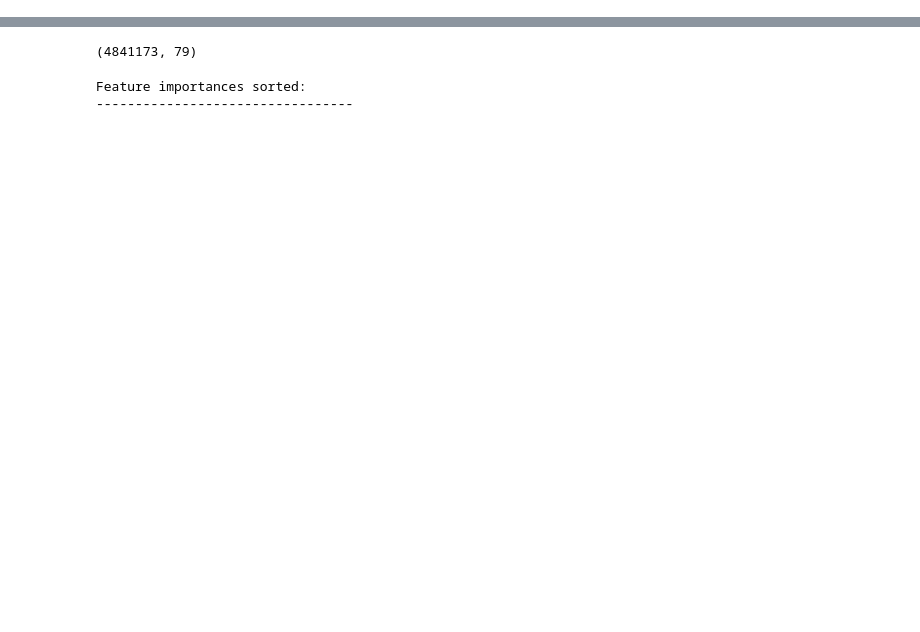
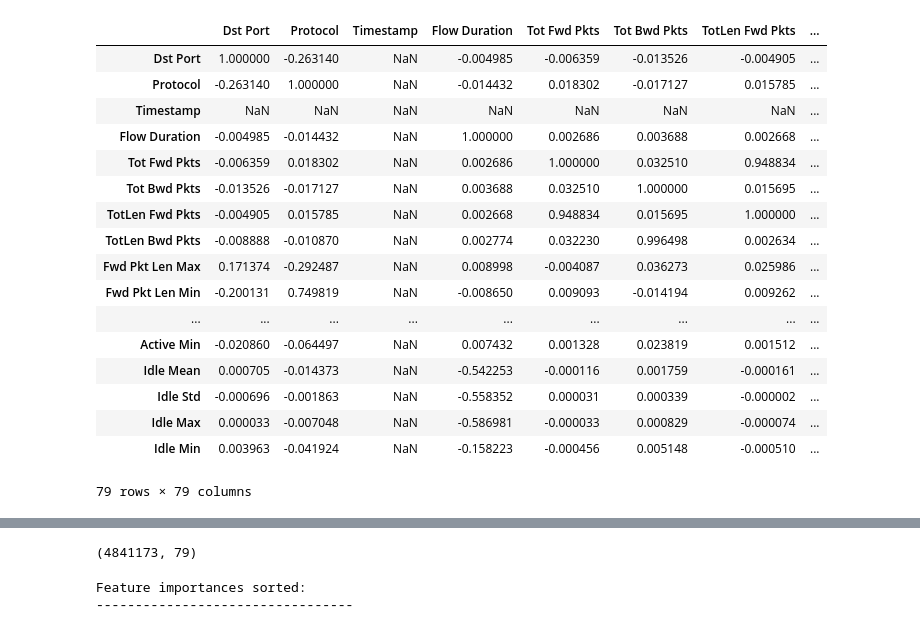
Before and after one commit to r-delgadillo/intrustion-detection-system, a Jupyter notebook: Amigos/Experiments/Original/adaBoost.ipynb, the cells around one changed output, grey strips where cells are left out. Saved outputs shown, nothing was run; the diff lists cells and outputs as text; code cells hidden in the pictures; blank space fills up the shorter version.

```diff
--- a/Amigos/Experiments/Original/adaBoost.ipynb
+++ b/Amigos/Experiments/Original/adaBoost.ipynb
@@ -29,6 +29,27 @@ X_train = pd.read_pickle(f'{data_root_dir}\X_train.pkl')
 X_test = pd.read_pickle(f'{data_root_dir}\X_test.pkl')
 y_test = pd.read_pickle(f'{data_root_dir}\y_test.pkl')
 y_train = pd.read_pickle(f'{data_root_dir}\y_train.pkl')
+# %%
+X_train.corr()
+# %% [output]
+|  | Dst Port | Protocol | Timestamp | Flow Duration | Tot Fwd Pkts | Tot Bwd Pkts | TotLen Fwd Pkts | ... |
+| Dst Port | 1.000000 | -0.263140 | NaN | -0.004985 | -0.006359 | -0.013526 | -0.004905 | ... |
+| Protocol | -0.263140 | 1.000000 | NaN | -0.014432 | 0.018302 | -0.017127 | 0.015785 | ... |
+| Timestamp | NaN | NaN | NaN | NaN | NaN | NaN | NaN | ... |
+| Flow Duration | -0.004985 | -0.014432 | NaN | 1.000000 | 0.002686 | 0.003688 | 0.002668 | ... |
+| Tot Fwd Pkts | -0.006359 | 0.018302 | NaN | 0.002686 | 1.000000 | 0.032510 | 0.948834 | ... |
+| Tot Bwd Pkts | -0.013526 | -0.017127 | NaN | 0.003688 | 0.032510 | 1.000000 | 0.015695 | ... |
+| TotLen Fwd Pkts | -0.004905 | 0.015785 | NaN | 0.002668 | 0.948834 | 0.015695 | 1.000000 | ... |
+| TotLen Bwd Pkts | -0.008888 | -0.010870 | NaN | 0.002774 | 0.032230 | 0.996498 | 0.002634 | ... |
+| Fwd Pkt Len Max | 0.171374 | -0.292487 | NaN | 0.008998 | -0.004087 | 0.036273 | 0.025986 | ... |
+| Fwd Pkt Len Min | -0.200131 | 0.749819 | NaN | -0.008650 | 0.009093 | -0.014194 | 0.009262 | ... |
+| ... | ... | ... | ... | ... | ... | ... | ... | ... |
+| Active Min | -0.020860 | -0.064497 | NaN | 0.007432 | 0.001328 | 0.023819 | 0.001512 | ... |
+| Idle Mean | 0.000705 | -0.014373 | NaN | -0.542253 | -0.000116 | 0.001759 | -0.000161 | ... |
+| Idle Std | -0.000696 | -0.001863 | NaN | -0.558352 | 0.000031 | 0.000339 | -0.000002 | ... |
+| Idle Max | 0.000033 | -0.007048 | NaN | -0.586981 | -0.000033 | 0.000829 | -0.000074 | ... |
+| Idle Min | 0.003963 | -0.041924 | NaN | -0.158223 | -0.000456 | 0.005148 | -0.000510 | ... |
+79 rows × 79 columns
 # %%
 # Timer to see how long it takes to test the algorithm
 startTime = time.perf_counter()
```
Also changed, not shown: parts of 9 cells of this notebook, 3 other files.
